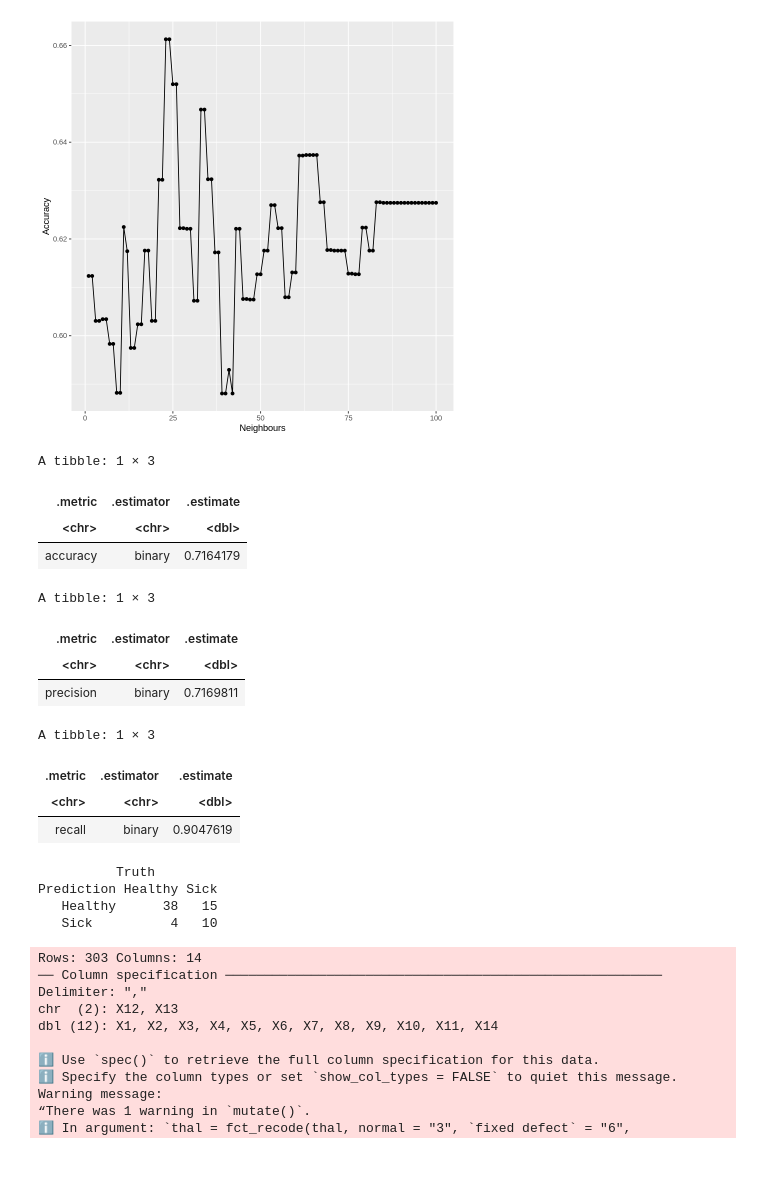
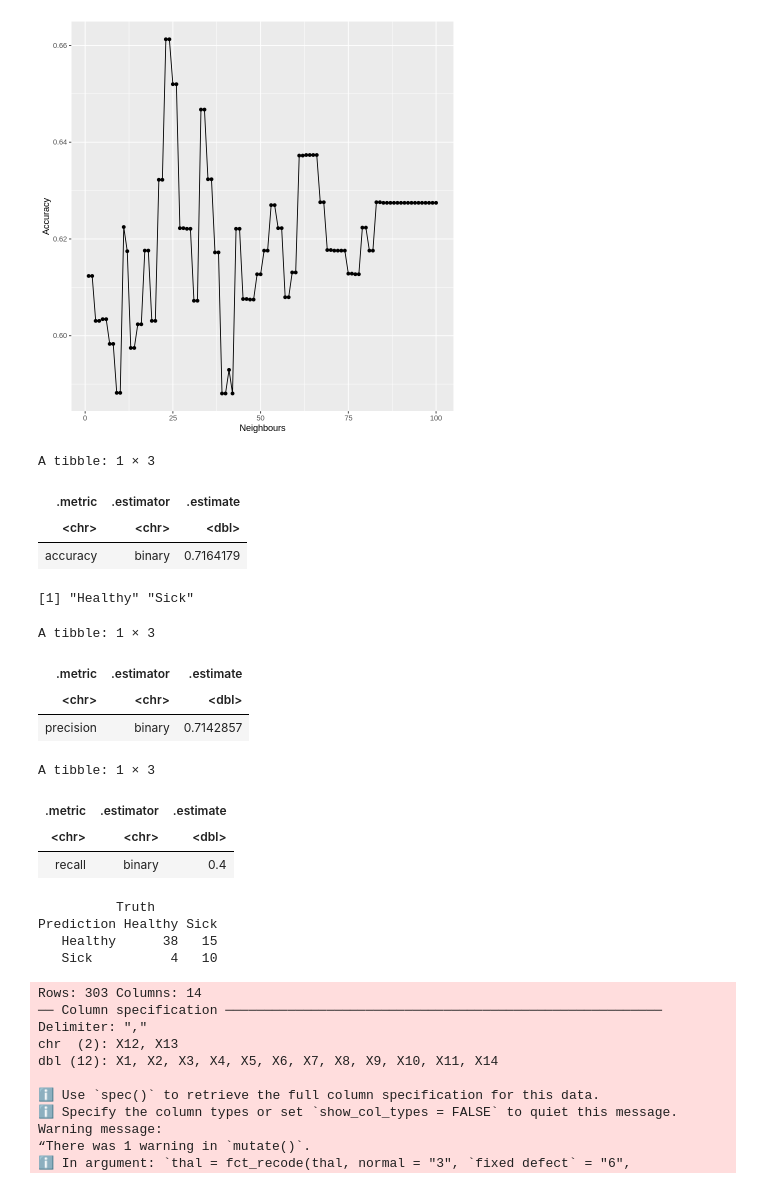
Before and after one commit to ANGUO17/dsci-100-2023w2-group-06, a Jupyter notebook: Group Project Report.ipynb, the cells around one changed output. Drawn from its saved outputs; the diff is of its cells as text; code cells hidden in the pictures.

Commit message:
fixed error in true positives
corrected previous mistake of using the wrong positive prediction

```diff
--- a/Group Project Report.ipynb
+++ b/Group Project Report.ipynb
@@ -198,45 +198,48 @@ data_testing2 <- data_testing |>
 
 
 hungary_predictions <- predict(hungary_fit, data_testing2) |>
     bind_cols(data_testing2)
 
 
 hungary_accuracy <- hungary_predictions |>
      metrics(truth = diagnosis, estimate = .pred_class) |>
      filter(.metric == "accuracy")
  hungary_accuracy
 
+hungary_predictions |> pull(diagnosis) |> levels()
+
 hungary_precision <- hungary_predictions |>
-     precision(truth = diagnosis, estimate = .pred_class, event_level="first") |>
+     precision(truth = diagnosis, estimate = .pred_class, event_level="second") |>
      filter(.metric == "precision")
 hungary_precision
 
 hungary_recall <- hungary_predictions |>
-    recall(truth = diagnosis, estimate = .pred_class, event_level = "first") |>
+    recall(truth = diagnosis, estimate = .pred_class, event_level = "second") |>
     filter(.metric == "recall")
 hungary_recall
 
 
 hungary_conf_mat <- hungary_predictions |>
      conf_mat(truth = diagnosis , estimate = .pred_class)
 hungary_conf_mat
 # %% [output]
 A tibble: 1 × 3
 | .metric | .estimator | .estimate |
 | <chr> | <chr> | <dbl> |
 | accuracy | binary | 0.7164179 |
-A tibble: 1 × 3
+[1] "Healthy" "Sick"
+A tibble: 1 × 3
 | .metric | .estimator | .estimate |
 | <chr> | <chr> | <dbl> |
-| precision | binary | 0.7169811 |
+| precision | binary | 0.7142857 |
-A tibble: 1 × 3
+A tibble: 1 × 3
 | .metric | .estimator | .estimate |
 | <chr> | <chr> | <dbl> |
-| recall | binary | 0.9047619 |
+| recall | binary | 0.4 |
-          Truth
-Prediction Healthy Sick
-   Healthy      38   15
-   Sick          4   10
+          Truth
+Prediction Healthy Sick
+   Healthy      38   15
+   Sick          4   10
 # %%
 
 url <- "https://raw.githubusercontent.com/ANGUO17/dsci-100-2023w2-group-06/main/heart%2Bdisease/processed.cleveland.data"
```
Also changed, not shown: parts of 2 cells of this notebook.
